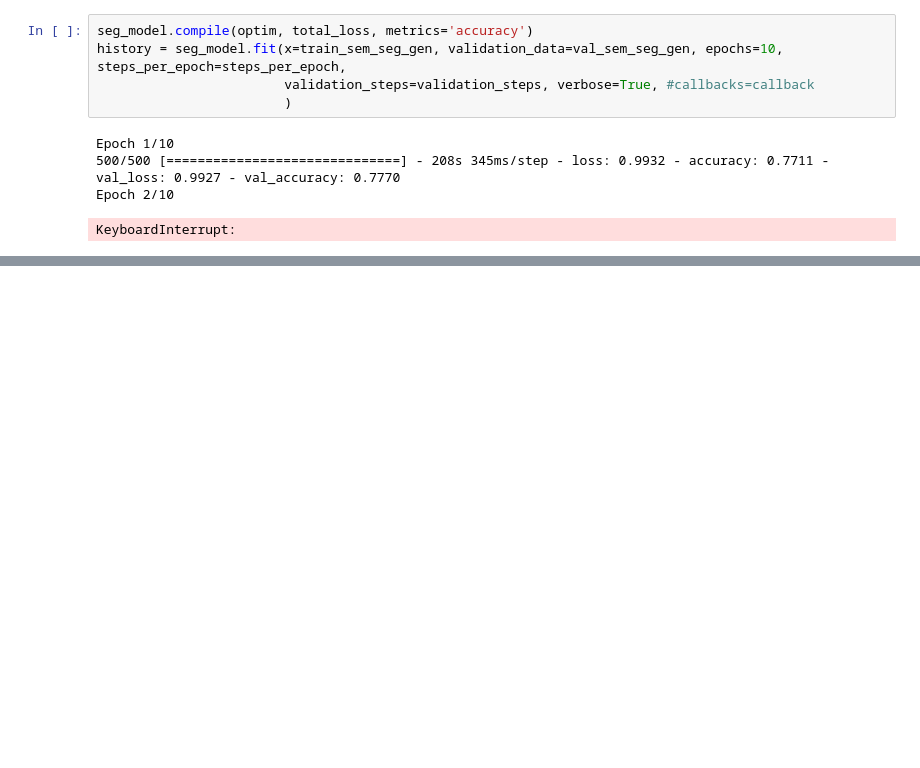
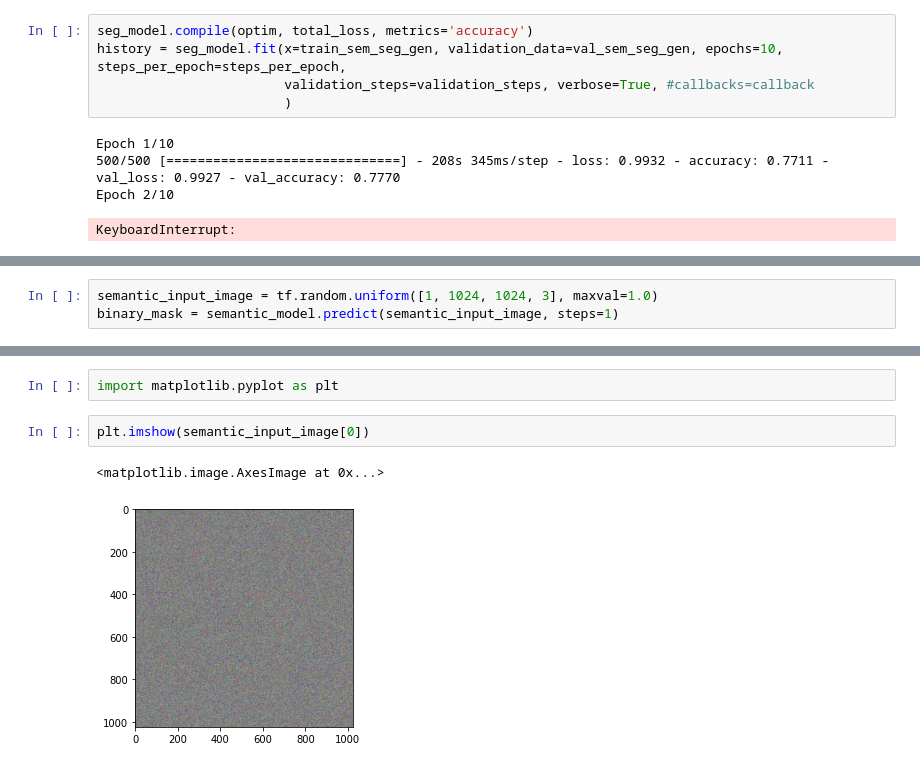
Before and after one commit to NirwanBanerjee/Mask_RCNN, a Jupyter notebook: demo.ipynb, the cells around one changed output, grey strips where cells are left out. Drawn from its saved outputs; the diff is of its cells as text; blank space fills up the shorter version.

```diff
--- a/demo.ipynb
+++ b/demo.ipynb
@@ -316,0 +351,3 @@ KeyboardInterrupt:
+# %%
+semantic_input_image = tf.random.uniform([1, 1024, 1024, 3], maxval=1.0)
+binary_mask = semantic_model.predict(semantic_input_image, steps=1)
@@ -316,0 +356,7 @@ KeyboardInterrupt:
+# %%
+import matplotlib.pyplot as plt
+# %%
+plt.imshow(semantic_input_image[0])
+# %% [output]
+<matplotlib.image.AxesImage at 0x...>
+[figure, added]
```
Also changed, not shown: parts of 9 cells of this notebook, 5 other files.
